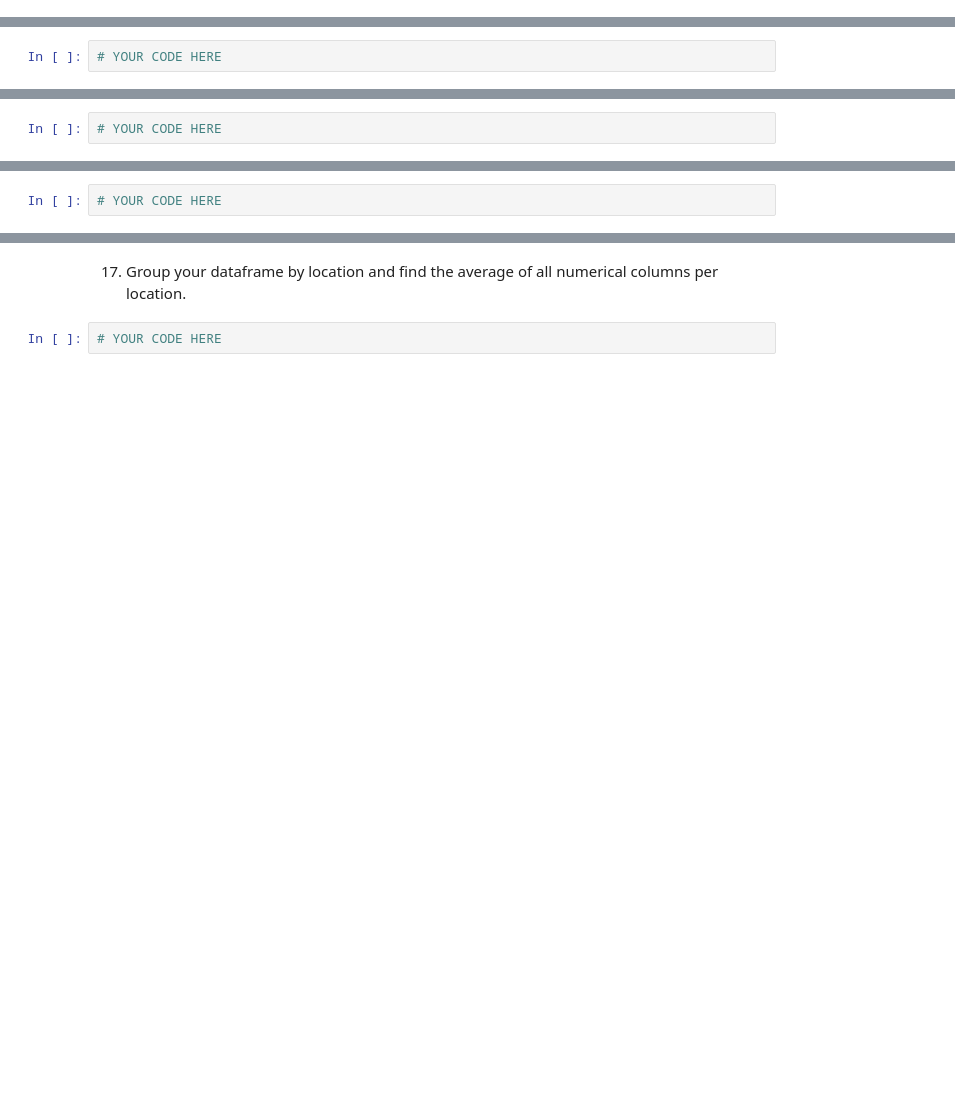
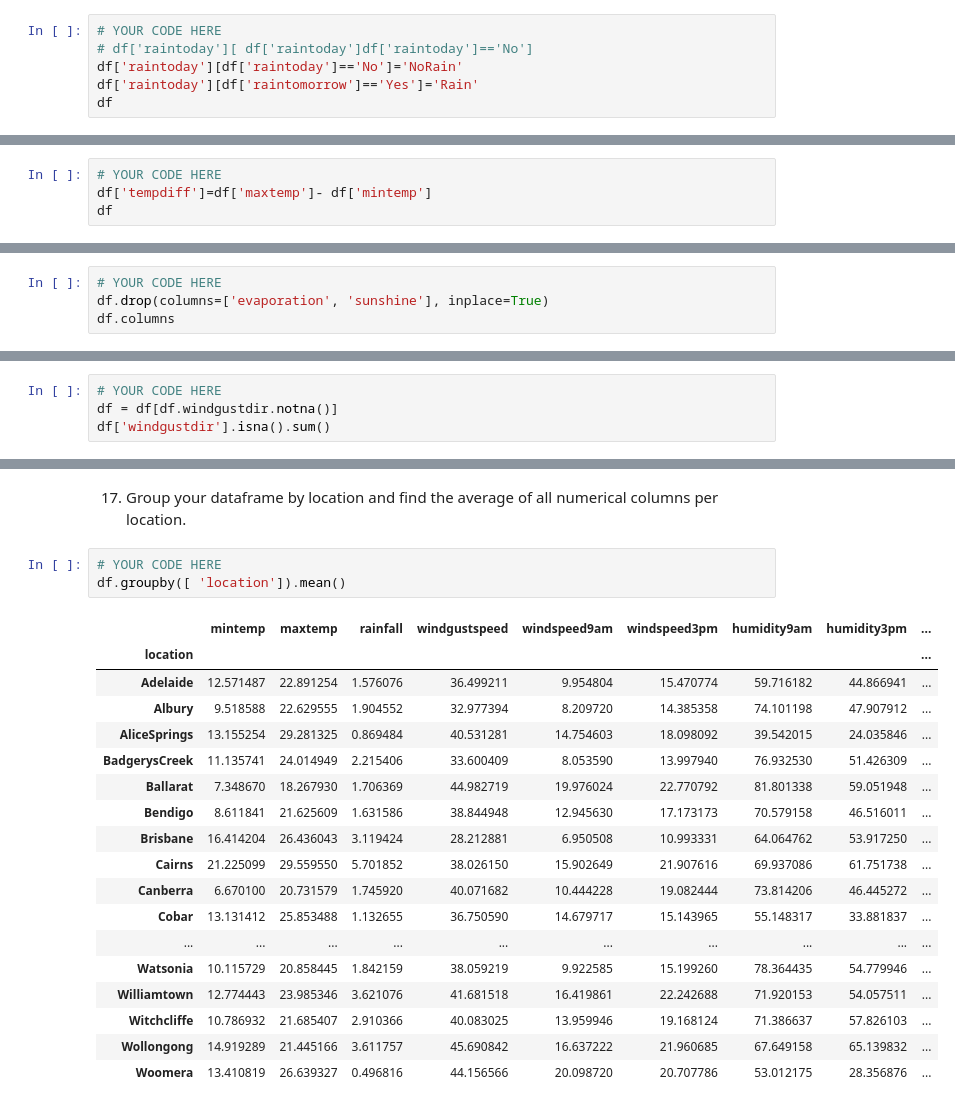
Before and after one commit to fenyx-it-academy/Class7-DataManipulation-Module-Week18, a Jupyter notebook: assignment2.ipynb, the cells around one changed output, grey strips where cells are left out. Cells and saved outputs as stored; diff of their text form; blank space fills up the shorter version.

```diff
--- a/assignment2.ipynb
+++ b/assignment2.ipynb
@@ -56,0 +200,6 @@ YOUR ANSWER HERE
+# %%
+# YOUR CODE HERE
+# df['raintoday'][ df['raintoday']df['raintoday']=='No']
+df['raintoday'][df['raintoday']=='No']='NoRain'
+df['raintoday'][df['raintomorrow']=='Yes']='Rain'
+df
@@ -63,3 +237,5 @@ Hint: use `to_datetime` and `strftime`.
 11. Create a new column with the difference between the maxtemp and mintemp columns for each row. Call this column tempdiff.
 # %%
 # YOUR CODE HERE
+df['tempdiff']=df['maxtemp']- df['mintemp']
+df
@@ -67,3 +257,5 @@ Hint: use `to_datetime` and `strftime`.
 12. Remove the evaporation and sunshine columns from the dataframe.
 # %%
 # YOUR CODE HERE
+df.drop(columns=['evaporation', 'sunshine'], inplace=True)
+df.columns
@@ -79,3 +281,5 @@ Hint: use `to_datetime` and `strftime`.
 15. Remove all rows with missing values in the windgustdir column
 # %%
 # YOUR CODE HERE
+df = df[df.windgustdir.notna()]
+df['windgustdir'].isna().sum()
@@ -87,3 +313,23 @@ Hint: use `to_datetime` and `strftime`.
 17. Group your dataframe by location and find the average of all numerical columns per location.
 # %%
 # YOUR CODE HERE
+df.groupby([ 'location']).mean()
+# %% [output]
+|  | mintemp | maxtemp | rainfall | windgustspeed | windspeed9am | windspeed3pm | humidity9am | humidity3pm | ... |
+| location |  |  |  |  |  |  |  |  | ... |
+| Adelaide | 12.571487 | 22.891254 | 1.576076 | 36.499211 | 9.954804 | 15.470774 | 59.716182 | 44.866941 | ... |
+| Albury | 9.518588 | 22.629555 | 1.904552 | 32.977394 | 8.209720 | 14.385358 | 74.101198 | 47.907912 | ... |
+| AliceSprings | 13.155254 | 29.281325 | 0.869484 | 40.531281 | 14.754603 | 18.098092 | 39.542015 | 24.035846 | ... |
+| BadgerysCreek | 11.135741 | 24.014949 | 2.215406 | 33.600409 | 8.053590 | 13.997940 | 76.932530 | 51.426309 | ... |
+| Ballarat | 7.348670 | 18.267930 | 1.706369 | 44.982719 | 19.976024 | 22.770792 | 81.801338 | 59.051948 | ... |
+| Bendigo | 8.611841 | 21.625609 | 1.631586 | 38.844948 | 12.945630 | 17.173173 | 70.579158 | 46.516011 | ... |
+| Brisbane | 16.414204 | 26.436043 | 3.119424 | 28.212881 | 6.950508 | 10.993331 | 64.064762 | 53.917250 | ... |
+| Cairns | 21.225099 | 29.559550 | 5.701852 | 38.026150 | 15.902649 | 21.907616 | 69.937086 | 61.751738 | ... |
+| Canberra | 6.670100 | 20.731579 | 1.745920 | 40.071682 | 10.444228 | 19.082444 | 73.814206 | 46.445272 | ... |
+| Cobar | 13.131412 | 25.853488 | 1.132655 | 36.750590 | 14.679717 | 15.143965 | 55.148317 | 33.881837 | ... |
+| ... | ... | ... | ... | ... | ... | ... | ... | ... | ... |
+| Watsonia | 10.115729 | 20.858445 | 1.842159 | 38.059219 | 9.922585 | 15.199260 | 78.364435 | 54.779946 | ... |
+| Williamtown | 12.774443 | 23.985346 | 3.621076 | 41.681518 | 16.419861 | 22.242688 | 71.920153 | 54.057511 | ... |
+| Witchcliffe | 10.786932 | 21.685407 | 2.910366 | 40.083025 | 13.959946 | 19.168124 | 71.386637 | 57.826103 | ... |
+| Wollongong | 14.919289 | 21.445166 | 3.611757 | 45.690842 | 16.637222 | 21.960685 | 67.649158 | 65.139832 | ... |
+| Woomera | 13.410819 | 26.639327 | 0.496816 | 44.156566 | 20.098720 | 20.707786 | 53.012175 | 28.356876 | ... |
```
Also changed, not shown: parts of 18 cells of this notebook.
